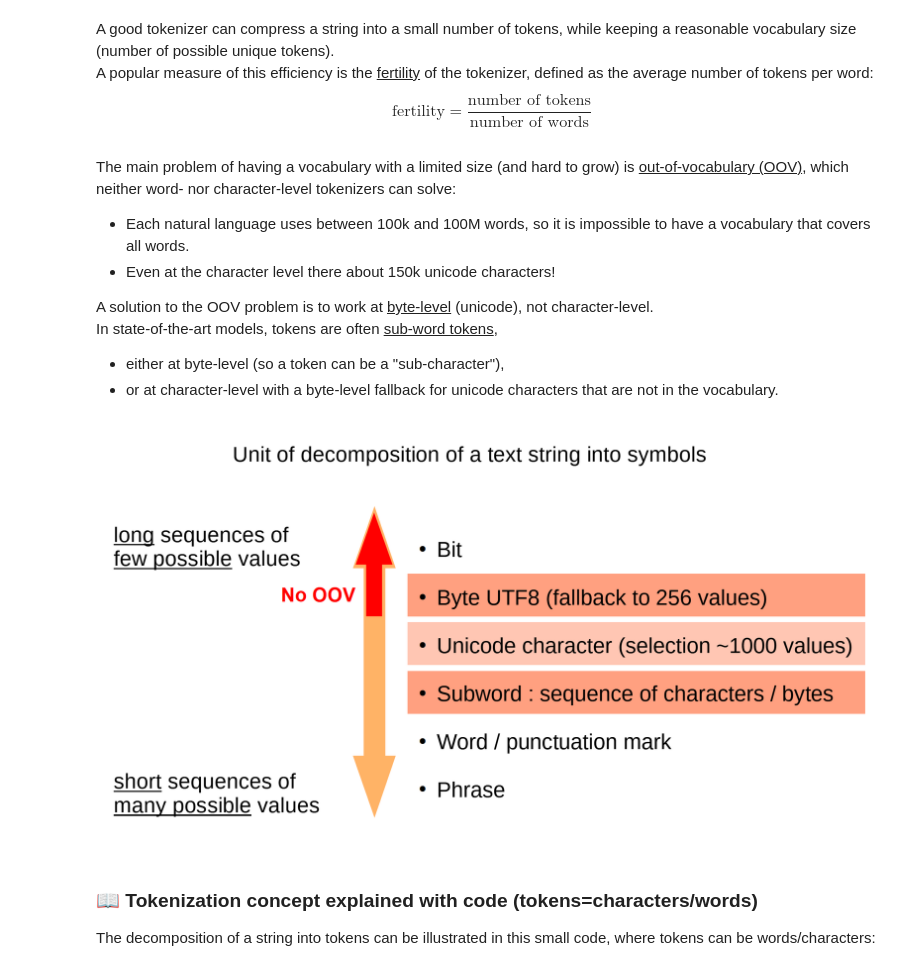
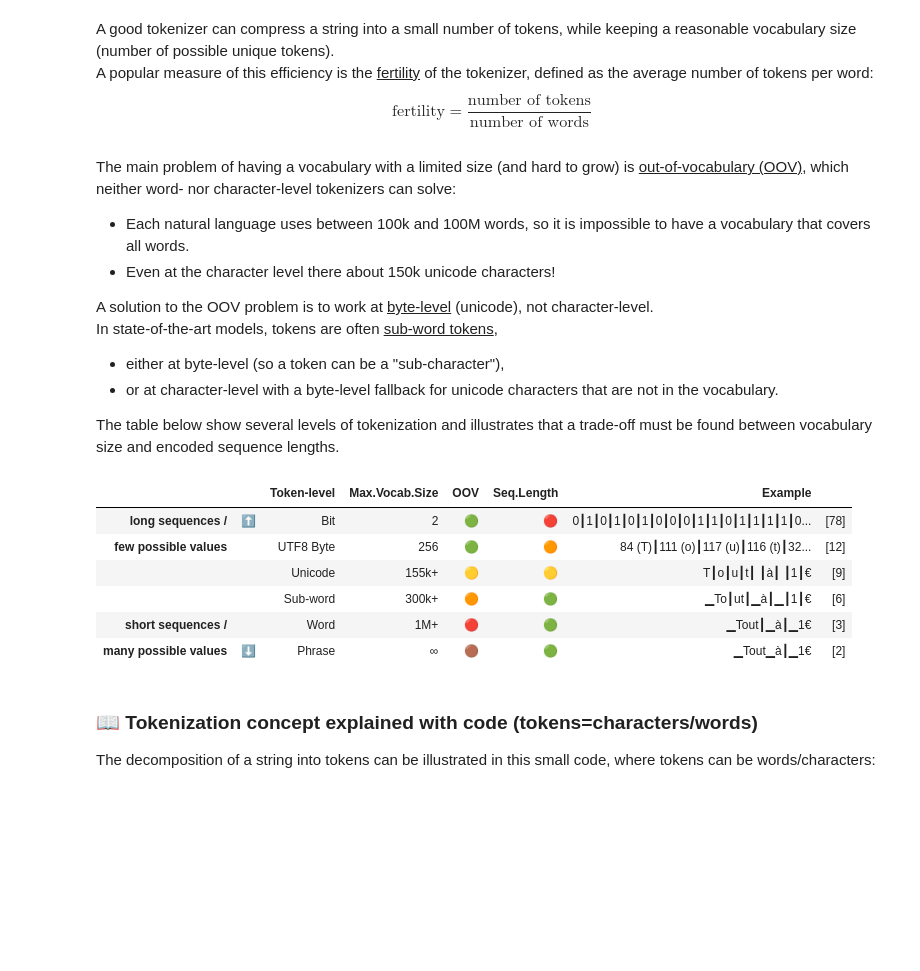
Before and after one commit to Jeronymous/deep_learning_notebooks, a Jupyter notebook: tokenizers.ipynb, the cells around one changed output. Cells and saved outputs as stored; diff of their text form; code cells hidden in the pictures; blank space fills up the shorter version.

Commit message:
use programmatic table instead of an ugly slide screenshot to illustrate trade-off between vocabulary size and tokenized sequence lengths

```diff
--- a/tokenizers.ipynb
+++ b/tokenizers.ipynb
@@ -50,8 +50,59 @@ A solution to the OOV problem is to work at <u>byte-level</u> (unicode), not cha
 In state-of-the-art models, tokens are often <u>sub-word tokens</u>,
 * either at byte-level (so a token can be a "sub-character"),
 * or at character-level with a byte-level fallback for unicode characters that are not in the vocabulary.
+
+The table below show several levels of tokenization and illustrates that a trade-off must be found between vocabulary size and encoded sequence lengths.
-# %% [markdown]
-![image.png](attachment:image.png)
+# %%
+import pandas as pd
+
+input = "Tout à 1€"
+
+def display_tokenized(l):
+    out = "┃".join([str(t) for t in l])
+    if len(l) > 20:
+        try:
+            out = out[:out.index("┃", 60)+1] + "..."
+        except: pass
+    return out
+
+def flatten(l):
+    return [item for sublist in l for item in sublist]
+
+def decode_utf8(byte):
+    try:
+        return bytes([byte]).decode('utf-8')
+    except:
+        return "�"
+
+encoded_input = {
+    "Bit":          flatten([[int(bit) for bit in format(ord(char), '08b')] for char in input]),
+    "UTF8 Byte":    [f"{idx} ({decode_utf8(idx)})" for idx in list(input.encode("utf-8"))],
+    "Unicode":      list(input),
+    "Sub-word":     flatten([["▁"]+list(word) if any(char.isdigit() for char in word) else [("▁"if i == 0 else "")+word[i:i+2] for i in range(0, len(word), 2)] for word in input.split()]),
+    "Word":         ["▁"+word for word in input.split()],
+    "Phrase":       ["▁"+"▁".join(input.split()[:2])] + ["▁"+word for word in input.split()[2:]],
+}
+vocabulary_sizes = [2, 256, "155k+", "300k+", "1M+", "∞"]
+oov_colors = ["🟢", "🟢", "🟡", "🟠", "🔴", "🟤"]
+length_colors = ["🔴", "🟠", "🟡", "🟢", "🟢", "🟢"]
+
+pd.DataFrame({
+    " ": ["⬆️"] + [""] * (len(encoded_input) - 2) + ["⬇️"],
+    "Token-level": encoded_input.keys(),
+    "Max.Vocab.Size": vocabulary_sizes,
+    "OOV": oov_colors,
+    "Seq.Length": length_colors,
+    "Example": [display_tokenized(t) for t in encoded_input.values()],
+    "": [f"[{len(t)}]" for t in encoded_input.values()],
+}, index= ["long sequences /", "few possible values"] + [""] * (len(encoded_input) - 4) + ["short sequences /", "many possible values"])
+# %% [output]
+|  |  | Token-level | Max.Vocab.Size | OOV | Seq.Length | Example |  |
+| long sequences / | ⬆️ | Bit | 2 | 🟢 | 🔴 | 0┃1┃0┃1┃0┃1┃0┃0┃0┃1┃1┃0┃1┃1┃1┃1┃0... | [78] |
+| few possible values |  | UTF8 Byte | 256 | 🟢 | 🟠 | 84 (T)┃111 (o)┃117 (u)┃116 (t)┃32... | [12] |
+|  |  | Unicode | 155k+ | 🟡 | 🟡 | T┃o┃u┃t┃ ┃à┃ ┃1┃€ | [9] |
+|  |  | Sub-word | 300k+ | 🟠 | 🟢 | ▁To┃ut┃▁à┃▁┃1┃€ | [6] |
+| short sequences / |  | Word | 1M+ | 🔴 | 🟢 | ▁Tout┃▁à┃▁1€ | [3] |
+| many possible values | ⬇️ | Phrase | ∞ | 🟤 | 🟢 | ▁Tout▁à┃▁1€ | [2] |
 # %% [markdown]
 ### 📖 Tokenization concept explained with code (tokens=characters/words)
 The decomposition of a string into tokens can be illustrated in this small code, where tokens can be words/characters:
```
Also changed, not shown: parts of 2 cells of this notebook.
